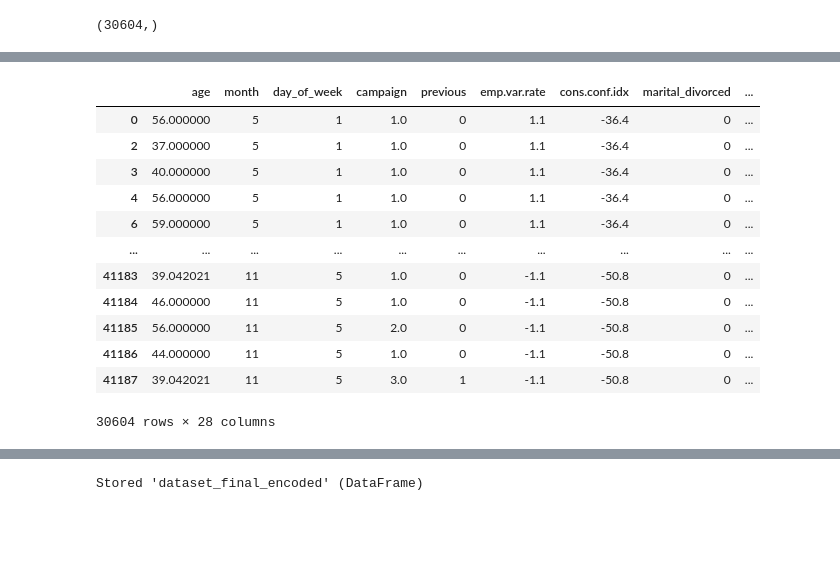
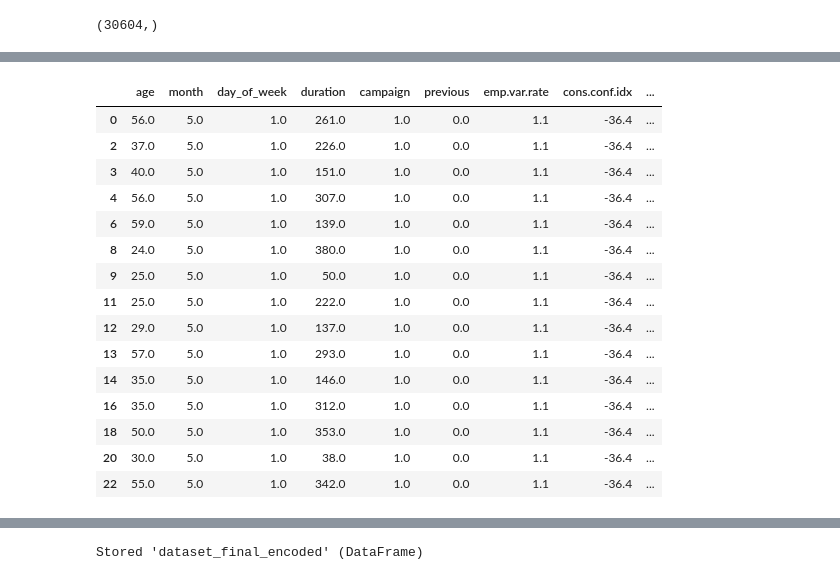
Before and after one commit to KISEE41/Banking-Marketing-Target, a Jupyter notebook: feature_engineering.ipynb, the cells around one changed output, grey strips where cells are left out. Drawn from its saved outputs; the diff is of its cells as text; code cells hidden in the pictures; blank space fills up the shorter version.

Commit message:
add duration column

```diff
--- a/feature_engineering.ipynb
+++ b/feature_engineering.ipynb
@@ -30,7 +30,7 @@ dtypes: float64(2), int64(4), object(11)
 memory usage: 4.2+ MB
 # %%
 # For realistic output, drop duration column
-dataset_final.drop("duration", axis=1, inplace=True)
+# dataset_final.drop("duration", axis=1, inplace=True)
 # %%
 dataset_final.info()
 # %% [output]
@@ -239,7 +240,7 @@ memory usage: 4.0+ MB
 * contact: one hot encoder
 * previously_contacted: one hot encoder
 # %%
-categorical_one_hot_encoding = ["marital", "default", "housing", "loan", "contact", "previously_contacted"]
+categorical_one_hot_encoding = ["marital"]
 dataset_final_one_hot_encoded = pd.get_dummies(dataset_final[categorical_one_hot_encoding])
 # %%
 display(dataset_final_one_hot_encoded)
@@ -262,7 +263,9 @@ from sklearn.preprocessing import LabelEncoder
 
 le = LabelEncoder()
 # %%
-label_encoding_list = ["job", "education"]
+label_encoding_list = ["default", "housing", "loan", "contact", "previously_contacted", "job", "education"]
 categorical_label_encoder = pd.DataFrame()
 for column in label_encoding_list:
     categorical_label_encoder[column] = le.fit_transform(dataset_final[column])
+
+dataset_final_label_encoded = categorical_label_encoder.copy()
@@ -331,17 +421,20 @@ dataset_final_output.shape
 # %%
-dataset_final_encoded = pd.concat([dataset_final_numerical, dataset_final_one_hot_encoded, dataset_final_numerical, dataset_final_output], axis=1)
-dataset_final_encoded
+dataset_final_encoded = pd.concat([dataset_final_numerical, dataset_final_one_hot_encoded, dataset_final_label_encoded, dataset_final_output], axis=1)
+dataset_final_encoded.head(15)
 # %% [output]
-|  | age | month | day_of_week | campaign | previous | emp.var.rate | cons.conf.idx | marital_divorced | ... |
-| 0 | 56.000000 | 5 | 1 | 1.0 | 0 | 1.1 | -36.4 | 0 | ... |
-| 2 | 37.000000 | 5 | 1 | 1.0 | 0 | 1.1 | -36.4 | 0 | ... |
-| 3 | 40.000000 | 5 | 1 | 1.0 | 0 | 1.1 | -36.4 | 0 | ... |
-| 4 | 56.000000 | 5 | 1 | 1.0 | 0 | 1.1 | -36.4 | 0 | ... |
-| 6 | 59.000000 | 5 | 1 | 1.0 | 0 | 1.1 | -36.4 | 0 | ... |
-| ... | ... | ... | ... | ... | ... | ... | ... | ... | ... |
-| 41183 | 39.042021 | 11 | 5 | 1.0 | 0 | -1.1 | -50.8 | 0 | ... |
-| 41184 | 46.000000 | 11 | 5 | 1.0 | 0 | -1.1 | -50.8 | 0 | ... |
-| 41185 | 56.000000 | 11 | 5 | 2.0 | 0 | -1.1 | -50.8 | 0 | ... |
-| 41186 | 44.000000 | 11 | 5 | 1.0 | 0 | -1.1 | -50.8 | 0 | ... |
-| 41187 | 39.042021 | 11 | 5 | 3.0 | 1 | -1.1 | -50.8 | 0 | ... |
+|  | age | month | day_of_week | duration | campaign | previous | emp.var.rate | cons.conf.idx | ... |
+| 0 | 56.0 | 5.0 | 1.0 | 261.0 | 1.0 | 0.0 | 1.1 | -36.4 | ... |
+| 2 | 37.0 | 5.0 | 1.0 | 226.0 | 1.0 | 0.0 | 1.1 | -36.4 | ... |
+| 3 | 40.0 | 5.0 | 1.0 | 151.0 | 1.0 | 0.0 | 1.1 | -36.4 | ... |
+| 4 | 56.0 | 5.0 | 1.0 | 307.0 | 1.0 | 0.0 | 1.1 | -36.4 | ... |
+| 6 | 59.0 | 5.0 | 1.0 | 139.0 | 1.0 | 0.0 | 1.1 | -36.4 | ... |
+| 8 | 24.0 | 5.0 | 1.0 | 380.0 | 1.0 | 0.0 | 1.1 | -36.4 | ... |
+| 9 | 25.0 | 5.0 | 1.0 | 50.0 | 1.0 | 0.0 | 1.1 | -36.4 | ... |
+| 11 | 25.0 | 5.0 | 1.0 | 222.0 | 1.0 | 0.0 | 1.1 | -36.4 | ... |
+| 12 | 29.0 | 5.0 | 1.0 | 137.0 | 1.0 | 0.0 | 1.1 | -36.4 | ... |
+| 13 | 57.0 | 5.0 | 1.0 | 293.0 | 1.0 | 0.0 | 1.1 | -36.4 | ... |
+| 14 | 35.0 | 5.0 | 1.0 | 146.0 | 1.0 | 0.0 | 1.1 | -36.4 | ... |
+| 16 | 35.0 | 5.0 | 1.0 | 312.0 | 1.0 | 0.0 | 1.1 | -36.4 | ... |
+| 18 | 50.0 | 5.0 | 1.0 | 353.0 | 1.0 | 0.0 | 1.1 | -36.4 | ... |
+| 20 | 30.0 | 5.0 | 1.0 | 38.0 | 1.0 | 0.0 | 1.1 | -36.4 | ... |
+| 22 | 55.0 | 5.0 | 1.0 | 342.0 | 1.0 | 0.0 | 1.1 | -36.4 | ... |
-30604 rows × 28 columns
```
Also changed, not shown: parts of 14 cells of this notebook.
